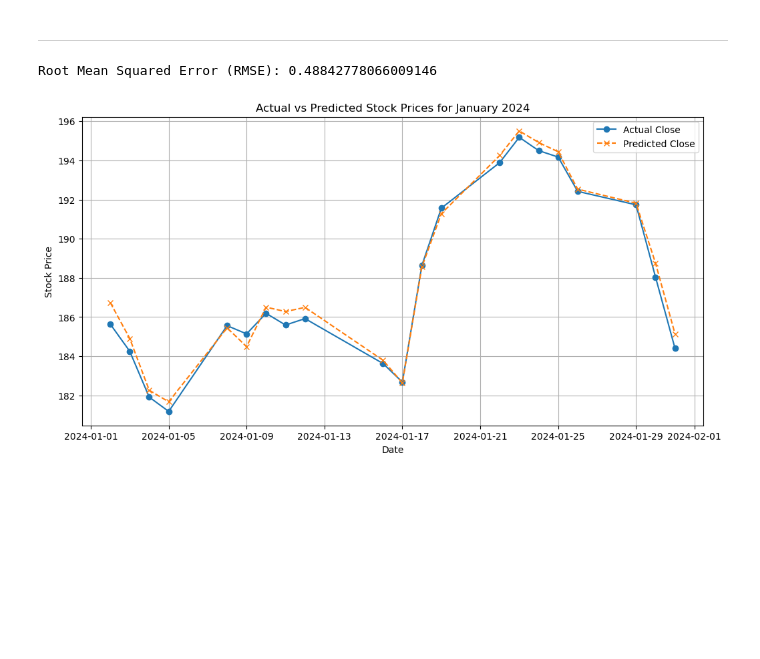
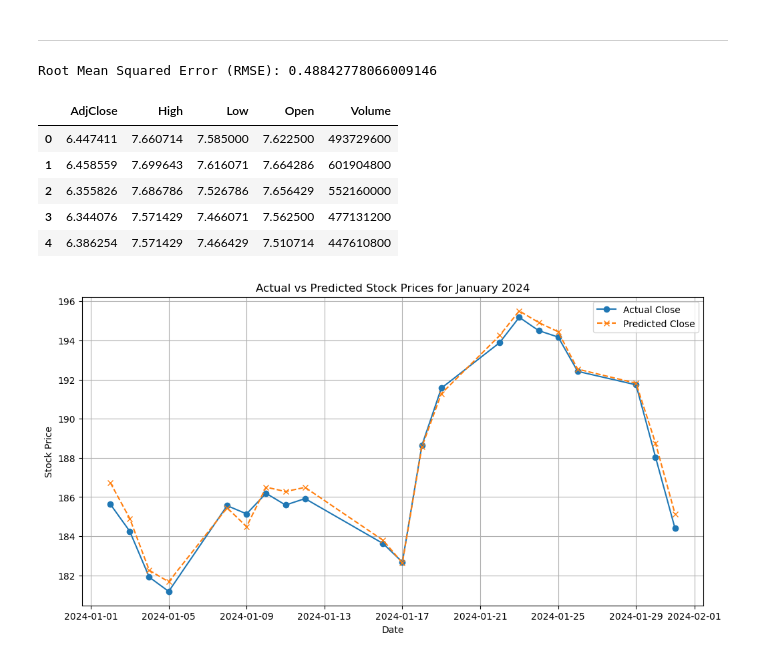
Before and after one commit to pmgfernandes04/SP500-Using-ML-and-Search-Methods, a Jupyter notebook: RF.ipynb, the cells around one changed output. Drawn from its saved outputs; the diff is of its cells as text; code cells hidden in the pictures; blank space fills up the shorter version.

```diff
--- a/RF.ipynb
+++ b/RF.ipynb
@@ -266,3 +266,25 @@ df.head()
 | 4 | 2010-01-08 | 6.386254 | 7.570714 | 7.571429 | 7.466429 | 7.510714 | 447610800 | 31.777433 | NaN | NaN | 7.605386 | ... |
 # %% [markdown]
 ---
+# %%
+# Convert Date to datetime and sort by Date
+df_apple['Date'] = pd.to_datetime(df_apple['Date'])
+df_apple = df_apple.sort_values(by='Date')
+
+# Drop 'Adj Close' and ensure 'Date' is not used as a numeric feature
+df_apple = df_apple.drop(columns=['AdjClose'])
+
+# Separate features (X) and target (y)
+X = df_apple.drop(columns=['Close', 'Date'])  # Features exclude Close and Date
+y = df_apple['Close']
+# %% [output]
+Root Mean Squared Error (RMSE): 0.48842778066009146
+# %%
+X.head()
+# %% [output]
+|  | AdjClose | High | Low | Open | Volume |
+| 0 | 6.447411 | 7.660714 | 7.585000 | 7.622500 | 493729600 |
+| 1 | 6.458559 | 7.699643 | 7.616071 | 7.664286 | 601904800 |
+| 2 | 6.355826 | 7.686786 | 7.526786 | 7.656429 | 552160000 |
+| 3 | 6.344076 | 7.571429 | 7.466071 | 7.562500 | 477131200 |
+| 4 | 6.386254 | 7.571429 | 7.466429 | 7.510714 | 447610800 |
@@ -269,14 +293,4 @@ df.head()
 # %%
-# Convert Date to datetime and sort by Date
-df_apple['Date'] = pd.to_datetime(df_apple['Date'])
-df_apple = df_apple.sort_values(by='Date')
-
-# Drop 'Adj Close' and ensure 'Date' is not used as a numeric feature
-#df_apple = df_apple.drop(columns=['AdjClose'])
-
-# Separate features (X) and target (y)
-X = df_apple.drop(columns=['Close', 'Date'])  # Features exclude Close and Date
-y = df_apple['Close']
 
 # Train on historical data and predict for January 2024
 train_data = df_apple[df_apple['Date'] < '2024-01-01']
@@ -304,8 +318,6 @@ if 'Close' in test_data.columns:
     y_test = test_data['Close']
     rmse = mean_squared_error(y_test, predictions, squared=False)
     print(f"Root Mean Squared Error (RMSE): {rmse}")
-# %% [output]
-Root Mean Squared Error (RMSE): 0.48842778066009146
 # %%
 # Plot actual vs predicted without merging the dataframes
 plt.figure(figsize=(12, 6))
```
Also changed, not shown: parts of 1 cell of this notebook.
